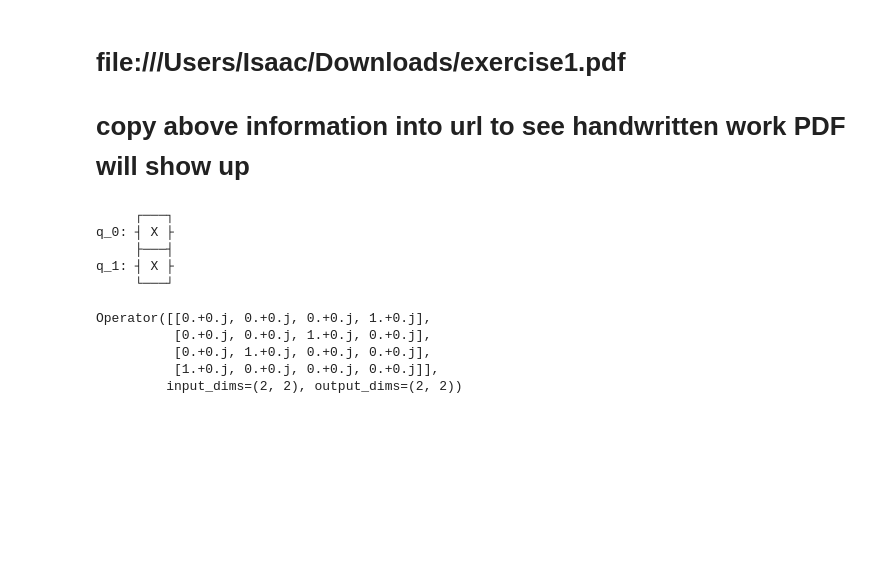
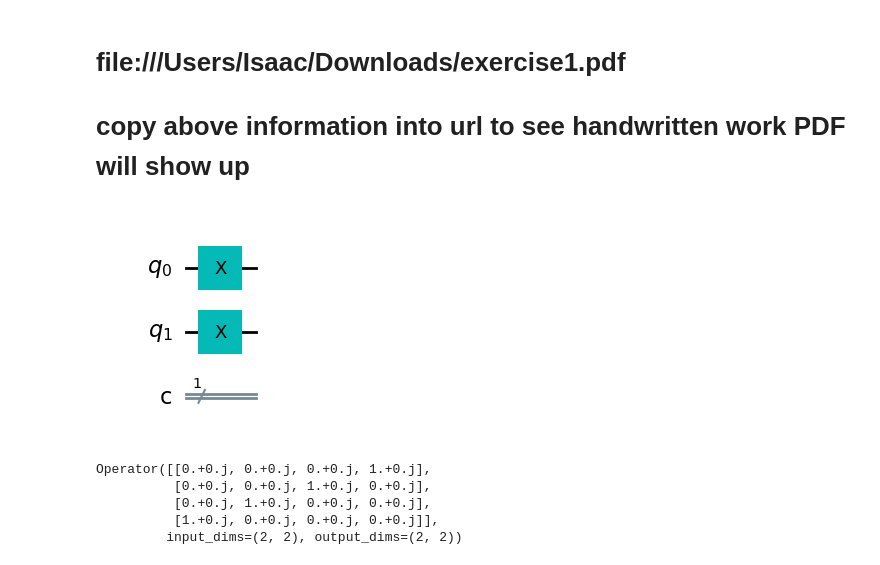
Before and after one commit to 777rari/RepoQISE, a Jupyter notebook: exercises_1.ipynb, the cells around one changed output. Drawn from its saved outputs; the diff is of its cells as text; code cells hidden in the pictures; blank space fills up the shorter version.

```diff
--- a/exercises_1.ipynb
+++ b/exercises_1.ipynb
@@ -202,14 +196,10 @@ d) Use the `unitary_simulator` and `statevector_simulator` to extract the net un
 # %%
 from qiskit import *
 import numpy as np
 circ = QuantumCircuit(2,1)
 circ.x(0)
 circ.x(1)
-qc.draw()
+circ.draw(output='mpl')
 # %% [output]
-     ┌───┐
-q_0: ┤ X ├
-     ├───┤
-q_1: ┤ X ├
-     └───┘
+[figure, added]
 # %%
```
Also changed, not shown: parts of 7 cells of this notebook.
